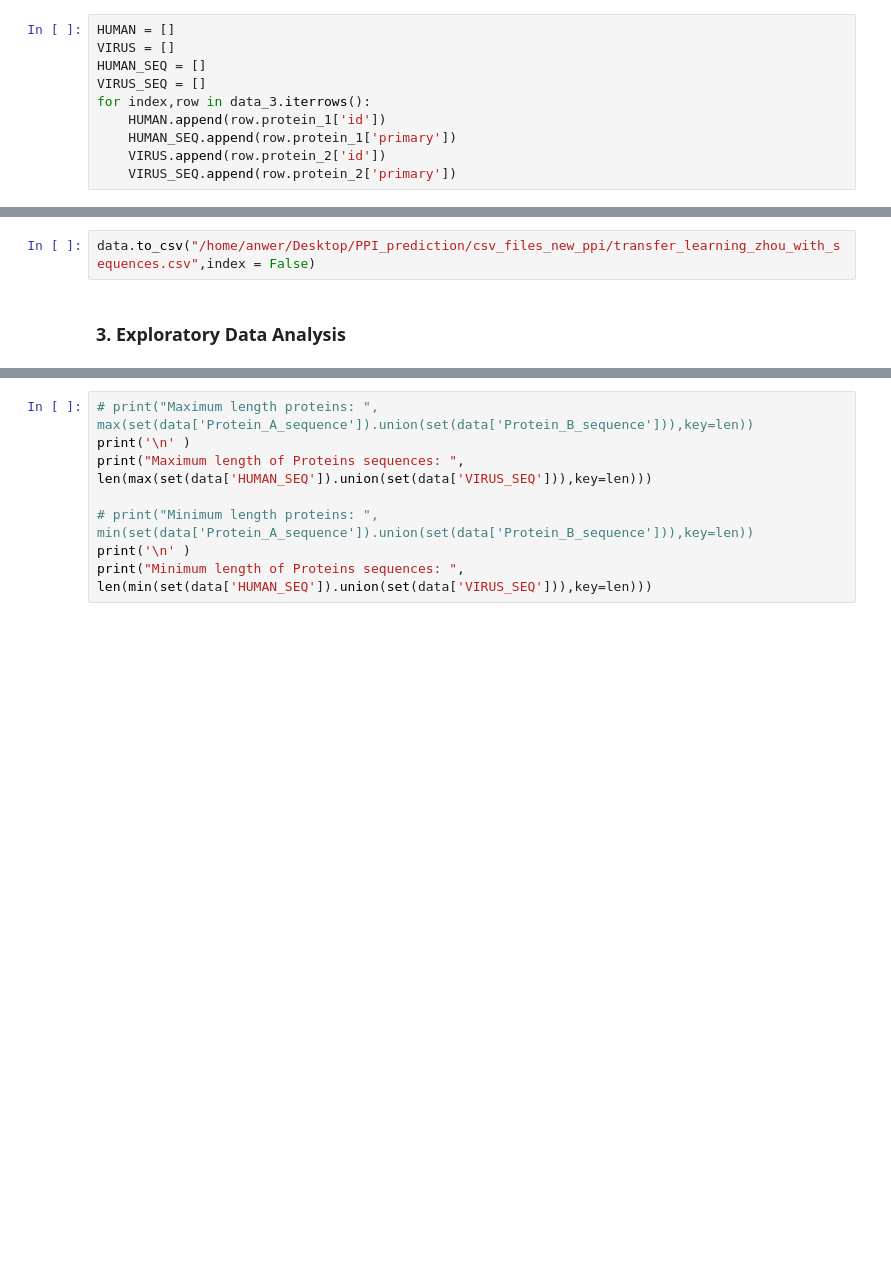
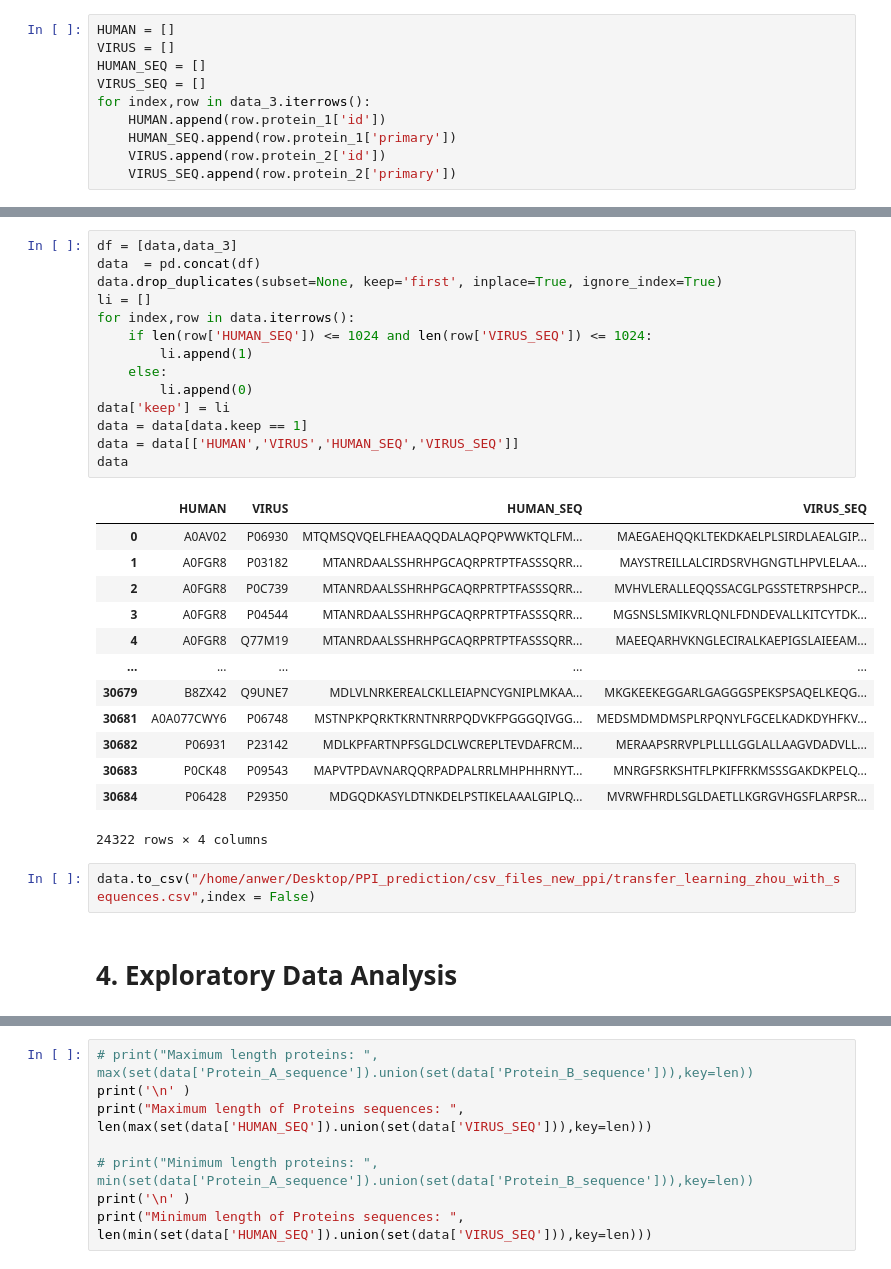
Before and after one commit to danish2562022/PPI_prediction, a Jupyter notebook: jupyter_notebooks_utils/Transfer Learning for predicting virus-host protein interactions for novel virus sequences.ipynb, the cells around one changed output, grey strips where cells are left out. Saved outputs shown, nothing was run; the diff lists cells and outputs as text; blank space fills up the shorter version.

Commit message:
Added more analysis

```diff
--- a/jupyter_notebooks_utils/Transfer Learning for predicting virus-host protein interactions for novel virus sequences.ipynb
+++ b/jupyter_notebooks_utils/Transfer Learning for predicting virus-host protein interactions for novel virus sequences.ipynb
@@ -179,7 +225,35 @@ for index,row in data_3.iterrows():
+# %%
+df = [data,data_3]
+data  = pd.concat(df)
+data.drop_duplicates(subset=None, keep='first', inplace=True, ignore_index=True)
+li = []
+for index,row in data.iterrows():
+    if len(row['HUMAN_SEQ']) <= 1024 and len(row['VIRUS_SEQ']) <= 1024:
+        li.append(1)
+    else:
+        li.append(0)
+data['keep'] = li
+data = data[data.keep == 1]
+data = data[['HUMAN','VIRUS','HUMAN_SEQ','VIRUS_SEQ']]
+data
+# %% [output]
+|  | HUMAN | VIRUS | HUMAN_SEQ | VIRUS_SEQ |
+| 0 | A0AV02 | P06930 | MTQMSQVQELFHEAAQQDALAQPQPWWKTQLFM... | MAEGAEHQQKLTEKDKAELPLSIRDLAEALGIP... |
+| 1 | A0FGR8 | P03182 | MTANRDAALSSHRHPGCAQRPRTPTFASSSQRR... | MAYSTREILLALCIRDSRVHGNGTLHPVLELAA... |
+| 2 | A0FGR8 | P0C739 | MTANRDAALSSHRHPGCAQRPRTPTFASSSQRR... | MVHVLERALLEQQSSACGLPGSSTETRPSHPCP... |
+| 3 | A0FGR8 | P04544 | MTANRDAALSSHRHPGCAQRPRTPTFASSSQRR... | MGSNSLSMIKVRLQNLFDNDEVALLKITCYTDK... |
+| 4 | A0FGR8 | Q77M19 | MTANRDAALSSHRHPGCAQRPRTPTFASSSQRR... | MAEEQARHVKNGLECIRALKAEPIGSLAIEEAM... |
+| ... | ... | ... | ... | ... |
+| 30679 | B8ZX42 | Q9UNE7 | MDLVLNRKEREALCKLLEIAPNCYGNIPLMKAA... | MKGKEEKEGGARLGAGGGSPEKSPSAQELKEQG... |
+| 30681 | A0A077CWY6 | P06748 | MSTNPKPQRKTKRNTNRRPQDVKFPGGGQIVGG... | MEDSMDMDMSPLRPQNYLFGCELKADKDYHFKV... |
+| 30682 | P06931 | P23142 | MDLKPFARTNPFSGLDCLWCREPLTEVDAFRCM... | MERAAPSRRVPLPLLLLGGLALLAAGVDADVLL... |
+| 30683 | P0CK48 | P09543 | MAPVTPDAVNARQQRPADPALRRLMHPHHRNYT... | MNRGFSRKSHTFLPKIFFRKMSSSGAKDKPELQ... |
+| 30684 | P06428 | P29350 | MDGQDKASYLDTNKDELPSTIKELAAALGIPLQ... | MVRWFHRDLSGLDAETLLKGRGVHGSFLARPSR... |
+24322 rows × 4 columns
 # %%
 data.to_csv("/home/anwer/Desktop/PPI_prediction/csv_files_new_ppi/transfer_learning_zhou_with_sequences.csv",index = False)
 # %% [markdown]
-### 3. Exploratory Data Analysis
+# 4. Exploratory Data Analysis
 # %%
 data= pd.read_csv("/home/anwer/Desktop/PPI_prediction/csv_files_new_ppi/transfer_learning_zhou_with_sequences.csv")
 data
```
Also changed, not shown: parts of 9 cells of this notebook, 2 other files.
